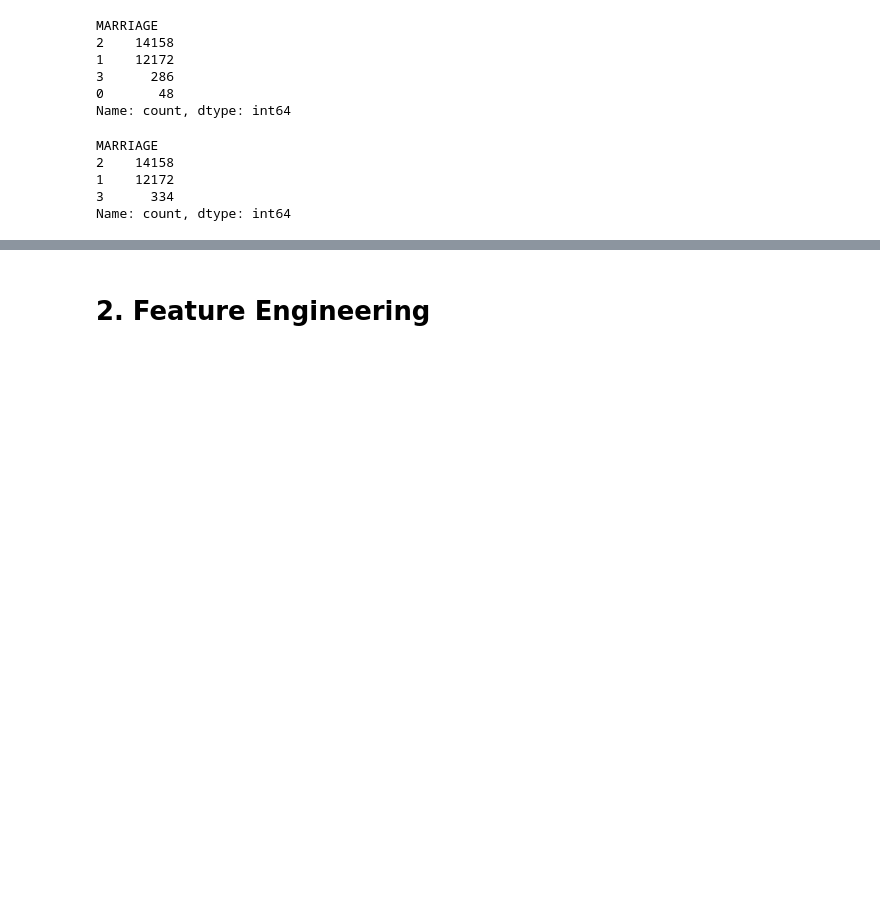
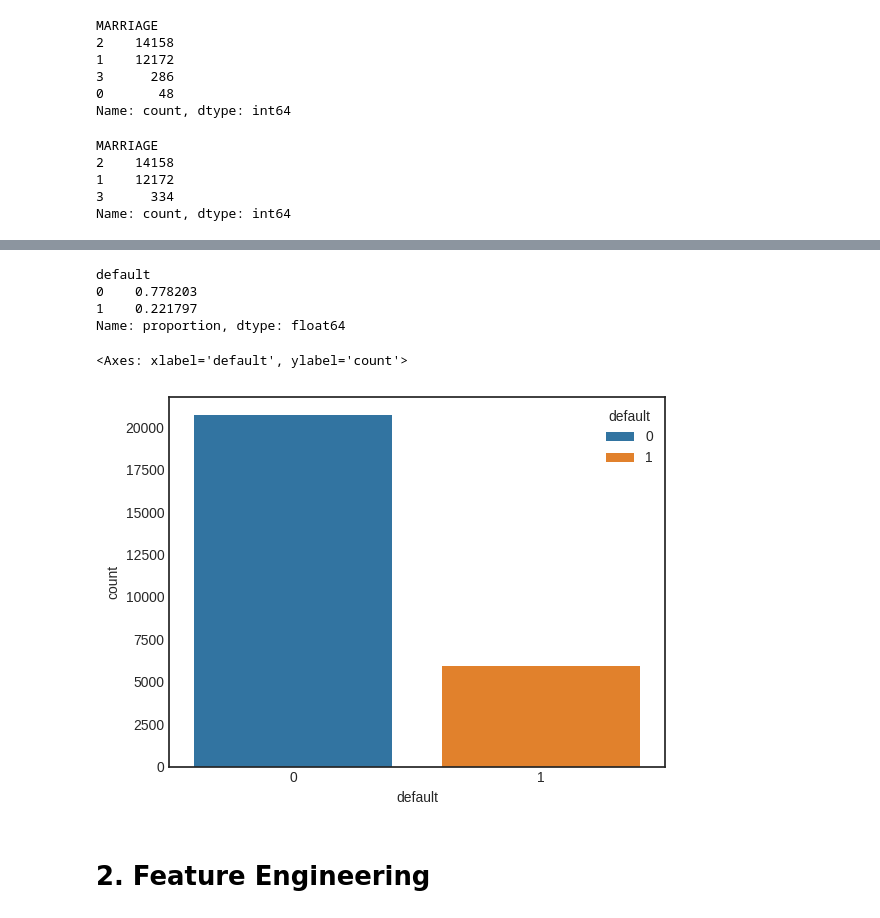
Before and after one commit to ezequielpf/default_of_credit_card, a Jupyter notebook: notebooks/default_of_credit_card.ipynb, the cells around one changed output, grey strips where cells are left out. Drawn from its saved outputs; the diff is of its cells as text; code cells hidden in the pictures; blank space fills up the shorter version.

```diff
--- a/notebooks/default_of_credit_card.ipynb
+++ b/notebooks/default_of_credit_card.ipynb
@@ -301,3 +347,16 @@ Name: count, dtype: int64
+# %%
+df1_clean['default'].value_counts(normalize=True)
+# %% [output]
+default
+0    0.778203
+1    0.221797
+Name: proportion, dtype: float64
+# %%
+# Unbalanced classes
+sns.countplot(data=df1_clean, x='default', hue='default')
+# %% [output]
+<Axes: xlabel='default', ylabel='count'>
+[figure, added]
 # %% [markdown]
 # 2. Feature Engineering
 # %% [markdown]
```
Also changed, not shown: parts of 29 cells of this notebook, 2 other files.
